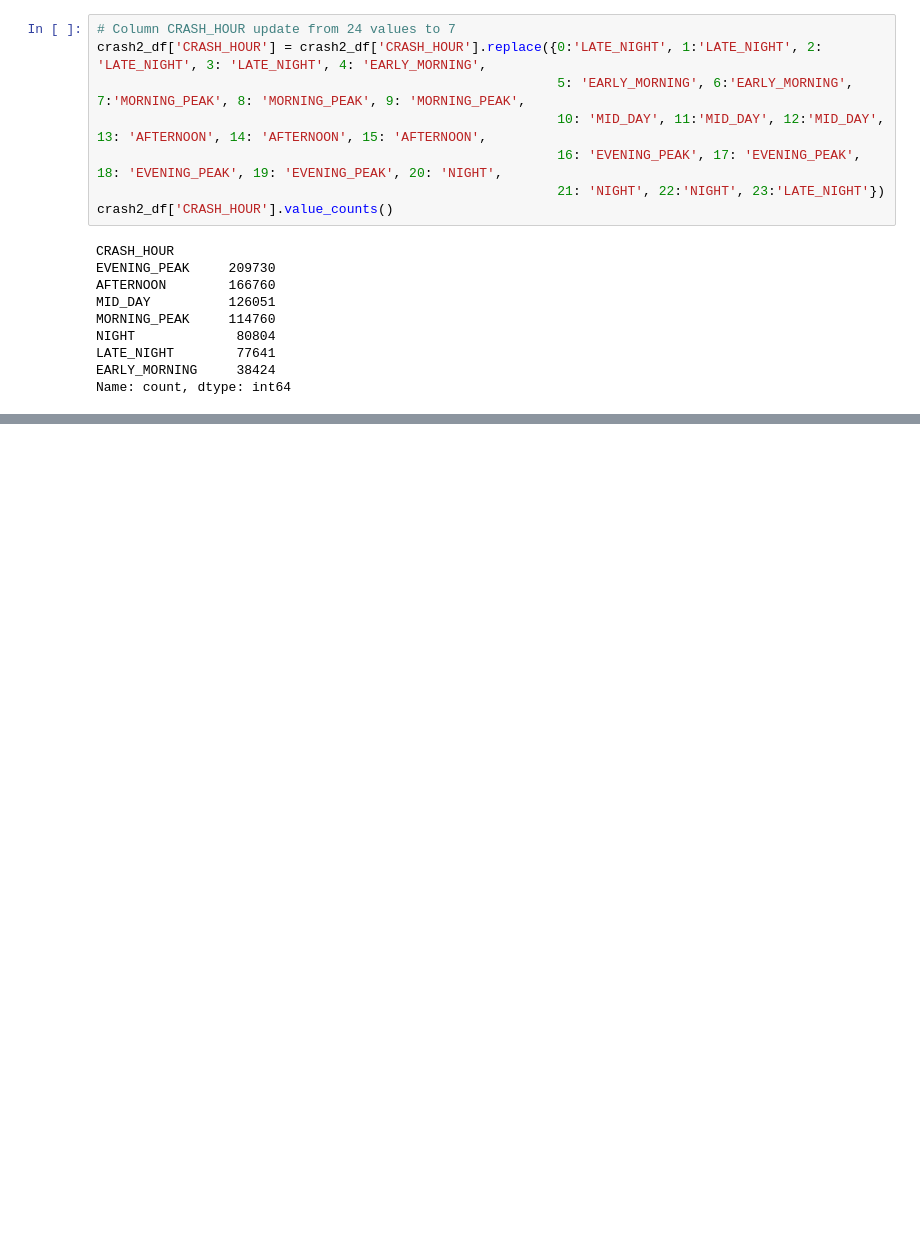
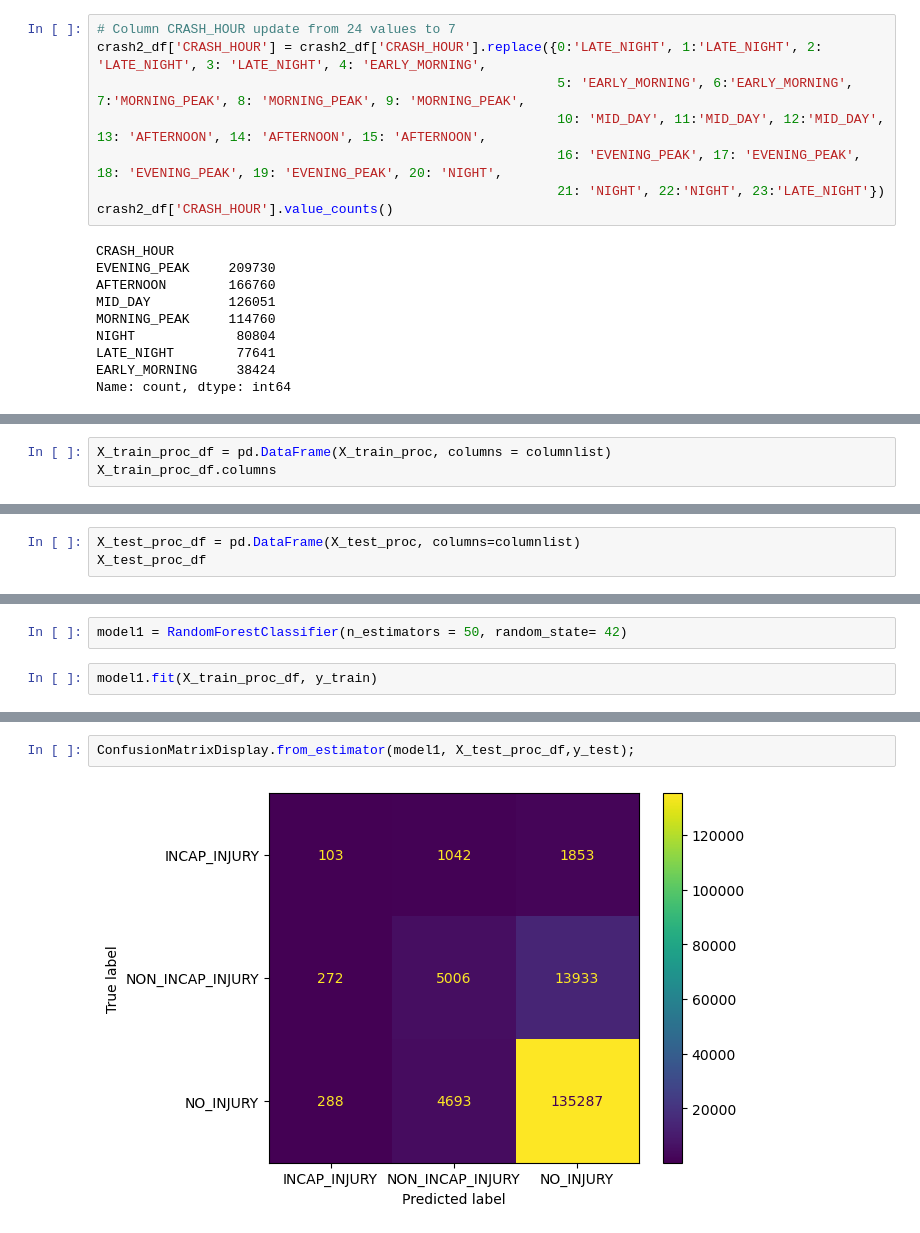
Before and after one commit to YamunaU75/ChicagoCarCrashes_Phase4, a Jupyter notebook: CarCrashesNt1.ipynb, the cells around one changed output, grey strips where cells are left out. Cells and saved outputs as stored; diff of their text form; blank space fills up the shorter version.

```diff
--- a/CarCrashesNt1.ipynb
+++ b/CarCrashesNt1.ipynb
@@ -333,0 +517,3 @@ going to be useful for us to determine our problem.
+# %%
+X_train_proc_df = pd.DataFrame(X_train_proc, columns = columnlist)
+X_train_proc_df.columns
@@ -333,0 +538,3 @@ going to be useful for us to determine our problem.
+# %%
+X_test_proc_df = pd.DataFrame(X_test_proc, columns=columnlist)
+X_test_proc_df
@@ -333,0 +555,4 @@ going to be useful for us to determine our problem.
+# %%
+model1 = RandomForestClassifier(n_estimators = 50, random_state= 42)
+# %%
+model1.fit(X_train_proc_df, y_train)
@@ -333,0 +579,4 @@ going to be useful for us to determine our problem.
+# %%
+ConfusionMatrixDisplay.from_estimator(model1, X_test_proc_df,y_test);
+# %% [output]
+[figure, added]
```
Also changed, not shown: parts of 29 cells of this notebook, 1 other file.
